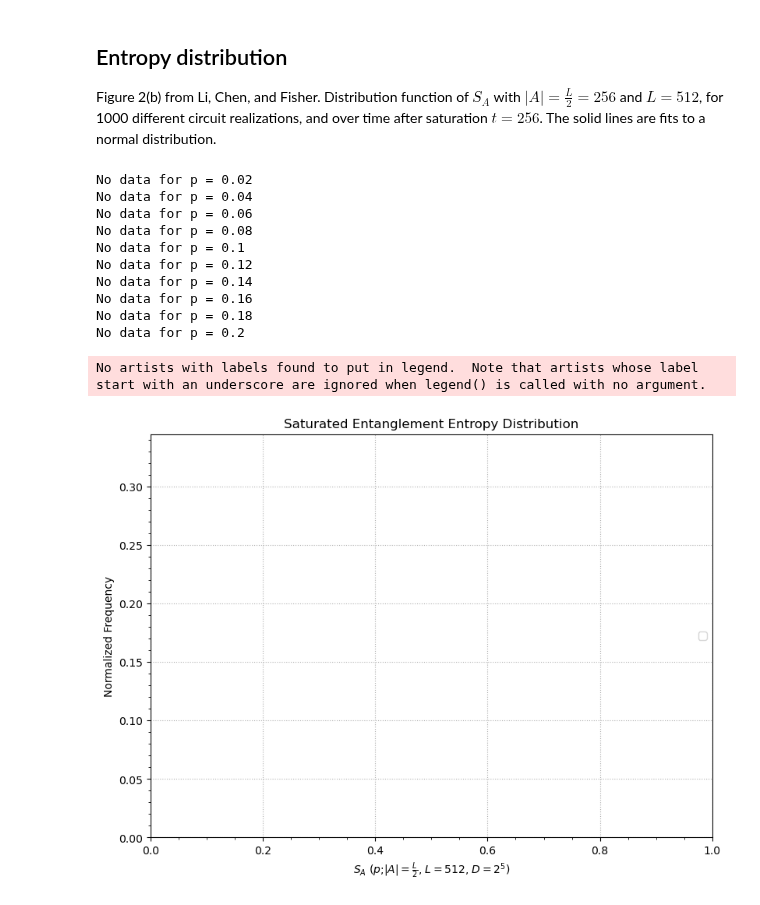
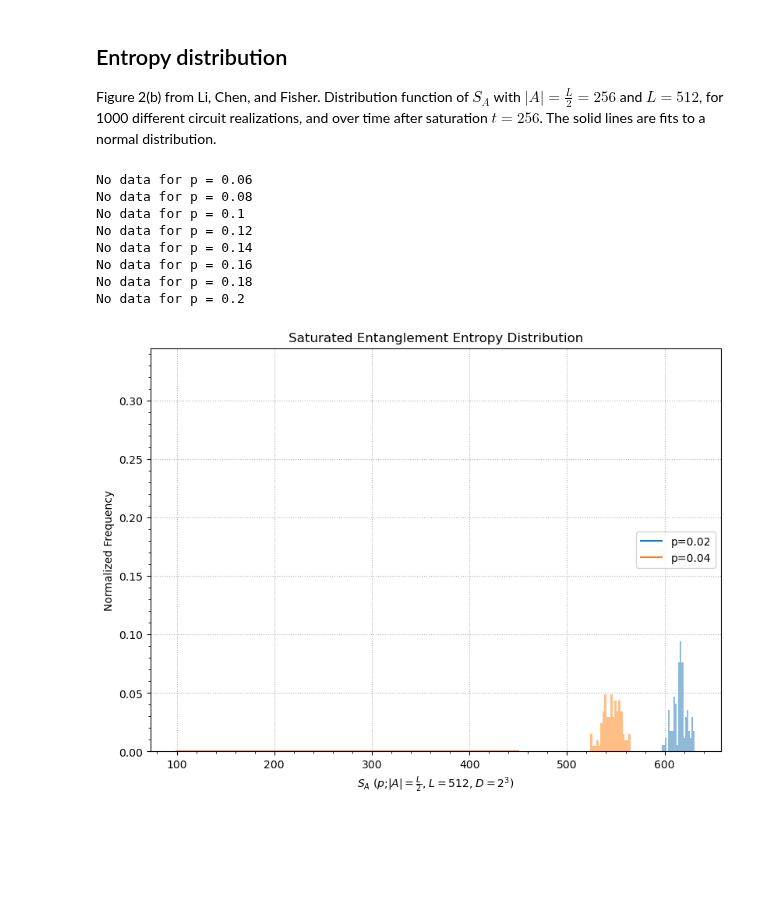
Before and after one commit to DanDan0101/clifford, a Jupyter notebook: plot.ipynb, the cells around one changed output. Drawn from its saved outputs; the diff is of its cells as text; code cells hidden in the pictures; blank space fills up the shorter version.

```diff
--- a/plot.ipynb
+++ b/plot.ipynb
@@ -5,7 +5,7 @@ import seaborn as sns
 from scipy.stats import norm
 # %%
 L = 512
-D = 2
+D = 3
 N = L * D
 # %% [markdown]
 ## Time-evolved entropy
@@ -81,8 +69,6 @@ for p in ps:
         print("No data for p = {}".format(p))
         continue
 # %% [output]
-No data for p = 0.02
-No data for p = 0.04
 No data for p = 0.06
 No data for p = 0.08
 No data for p = 0.1
@@ -94,24 +80,23 @@ No data for p = 0.2
 # %%
 colors = sns.color_palette("tab10")
 plt.subplots(figsize = (8, 6), layout = "constrained")
-x = np.arange(800, 850, 0.1)
+x = np.arange(100, 450, 0.1)
 
 for i, p in enumerate(ps):
     try:
         entropies = entropies_hist[p]
         plt.hist(entropies, bins = 20, color=colors[i], alpha=0.5, density = True)
         plt.plot(x, norm.pdf(x, *norm.fit(entropies)), color=colors[i], label="p={}".format(p))
     except:
         continue
 
 plt.title("Saturated Entanglement Entropy Distribution")
 plt.xlabel("$S_A$ ($p$;$\left|A\\right|=\\frac{{L}}{{2}}$, $L={}$, $D=2^{{{}}}$)".format(L, D))
 plt.ylabel("Normalized Frequency")
 plt.legend(loc = "right")
 plt.ylim(0, 0.345)
 plt.minorticks_on()
 plt.grid(linestyle = ":")
 plt.savefig("figs/{}_{}_{}_{}_{}_hist.png".format(L, depth, shots, p, D))
 # %% [output]
-No artists with labels found to put in legend.  Note that artists whose label start with an underscore are ignored when legend() is called with no argument.
-[figure, old version]
+[figure, new version]
```
Also changed, not shown: parts of 2 cells of this notebook, 4 other files.
